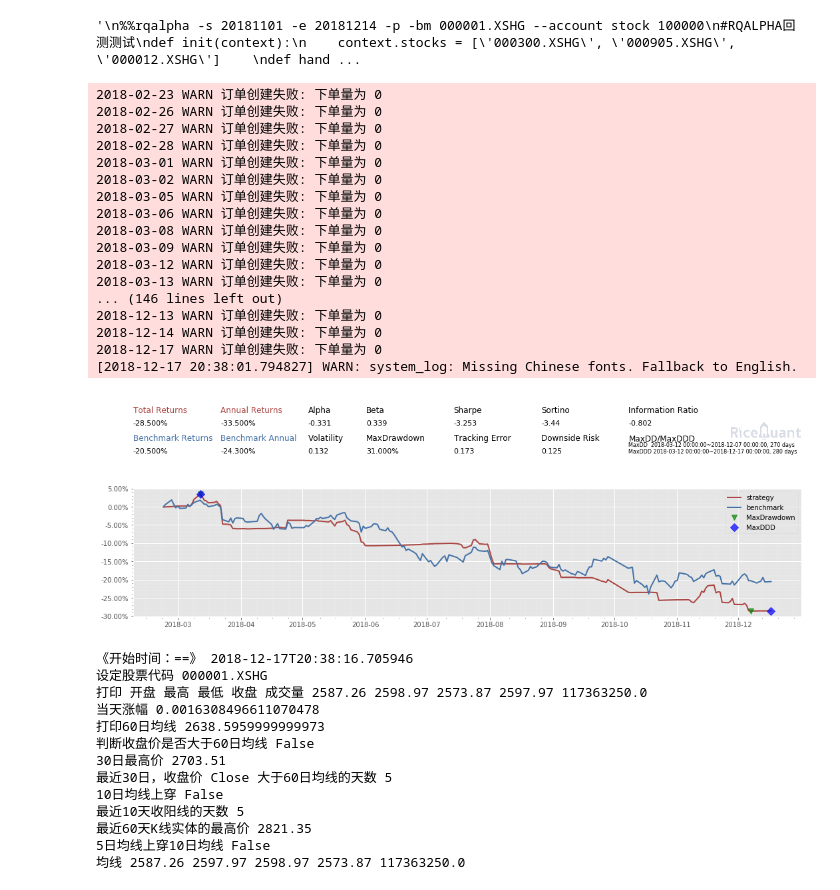
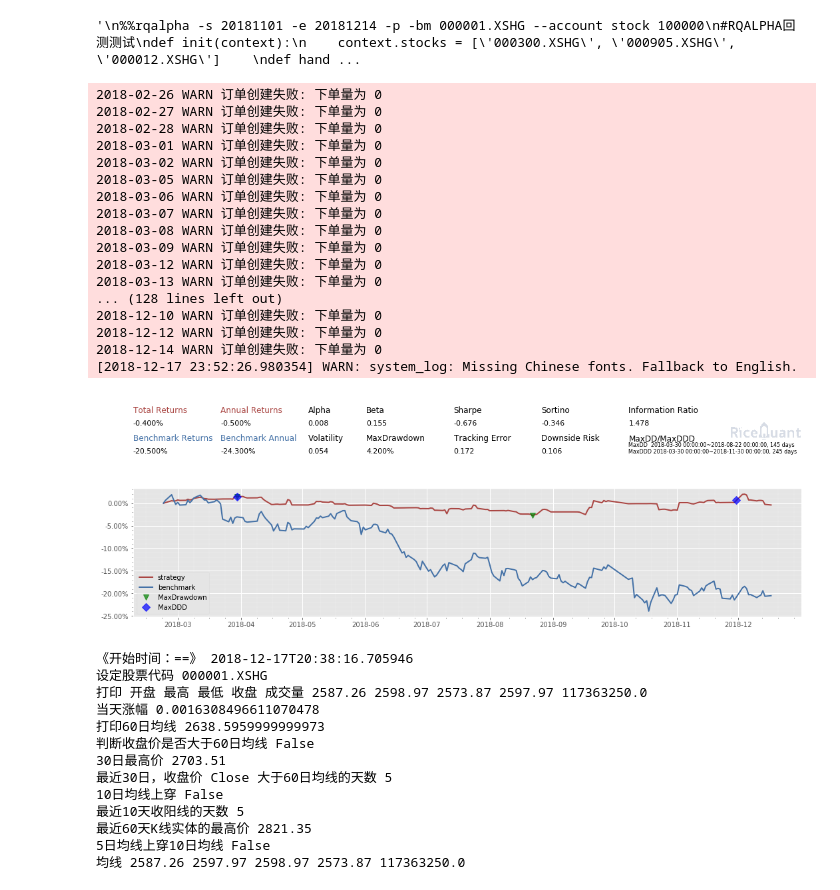
Before and after one commit to pm58/notebook, a Jupyter notebook: 跨平台量化环境测试+Rqalpha+Tushare+Quantaxis+Funcat+Hikyuu+Abu+Kivy.ipynb, the cells around one changed output. Cells and saved outputs as stored; diff of their text form; code cells hidden in the pictures.

```diff
--- a/跨平台量化环境测试+Rqalpha+Tushare+Quantaxis+Funcat+Hikyuu+Abu+Kivy.ipynb
+++ b/跨平台量化环境测试+Rqalpha+Tushare+Quantaxis+Funcat+Hikyuu+Abu+Kivy.ipynb
@@ -120,45 +120,45 @@ from rqalpha import run_func
 def init(context):
     context.stocks = ['000300.XSHG', '000905.XSHG', '000012.XSHG']
 def handle_bar(context, bar_dict):
     [hs, zz, gz] = context.stocks
-    hs_history20 = history_bars(hs, 20, '1d', 'close')
-    zz_history20 = history_bars(zz, 20, '1d', 'close')
-    hsIncrease = hs_history20[-1] - hs_history20[0]
+    hs_history20 = history_bars(hs, 5, '1d', 'low')
+    zz_history20 = history_bars(zz, 7, '1d', 'low')
+    hsIncrease = hs_history20[-1] - hs_history20[1]
     zzIncrease = zz_history20[-1] - zz_history20[0]
     positions = context.portfolio.positions
     [hsQuality, zzQuality, gzQuality] = [positions[hs].quantity, positions[zz].quantity, positions[gz].quantity]
     if hsIncrease < 0 and zzIncrease < 0:
         if hsQuality > 0: order_target_percent(hs, 0)
         if zzQuality > 0: order_target_percent(zz, 0)
-        order_target_percent(gz, 1)
+        order_target_percent(gz, 0.3)
     elif hsIncrease < zzIncrease:
         if hsQuality > 0: order_target_percent(hs, 0)
         if gzQuality > 0: order_target_percent(gz, 0)
-        order_target_percent(zz, 1)
+        order_target_percent(zz, 0.2)
     else:
         if zzQuality > 0: order_target_percent(zz, 0)
         if gzQuality > 0: order_target_percent(gz, 0)
-        order_target_percent(hs, 1)
+        order_target_percent(hs, 0.5)
 results = run_func(init=init, handle_bar=handle_bar, config=config)
 # %% [output]
-2018-02-23 WARN 订单创建失败: 下单量为 0
 2018-02-26 WARN 订单创建失败: 下单量为 0
 2018-02-27 WARN 订单创建失败: 下单量为 0
 2018-02-28 WARN 订单创建失败: 下单量为 0
 2018-03-01 WARN 订单创建失败: 下单量为 0
 2018-03-02 WARN 订单创建失败: 下单量为 0
 2018-03-05 WARN 订单创建失败: 下单量为 0
 2018-03-06 WARN 订单创建失败: 下单量为 0
+2018-03-07 WARN 订单创建失败: 下单量为 0
 2018-03-08 WARN 订单创建失败: 下单量为 0
 2018-03-09 WARN 订单创建失败: 下单量为 0
 2018-03-12 WARN 订单创建失败: 下单量为 0
 2018-03-13 WARN 订单创建失败: 下单量为 0
-... (146 lines left out)
-2018-12-13 WARN 订单创建失败: 下单量为 0
+... (128 lines left out)
+2018-12-10 WARN 订单创建失败: 下单量为 0
+2018-12-12 WARN 订单创建失败: 下单量为 0
 2018-12-14 WARN 订单创建失败: 下单量为 0
-2018-12-17 WARN 订单创建失败: 下单量为 0
-[2018-12-17 20:38:01.794827] WARN: system_log: Missing Chinese fonts. Fallback to English.
+[2018-12-17 23:52:26.980354] WARN: system_log: Missing Chinese fonts. Fallback to English.
-[figure, old version]
+[figure, new version]
 # %%
 #Tushare 数据测试
 # %%
```
